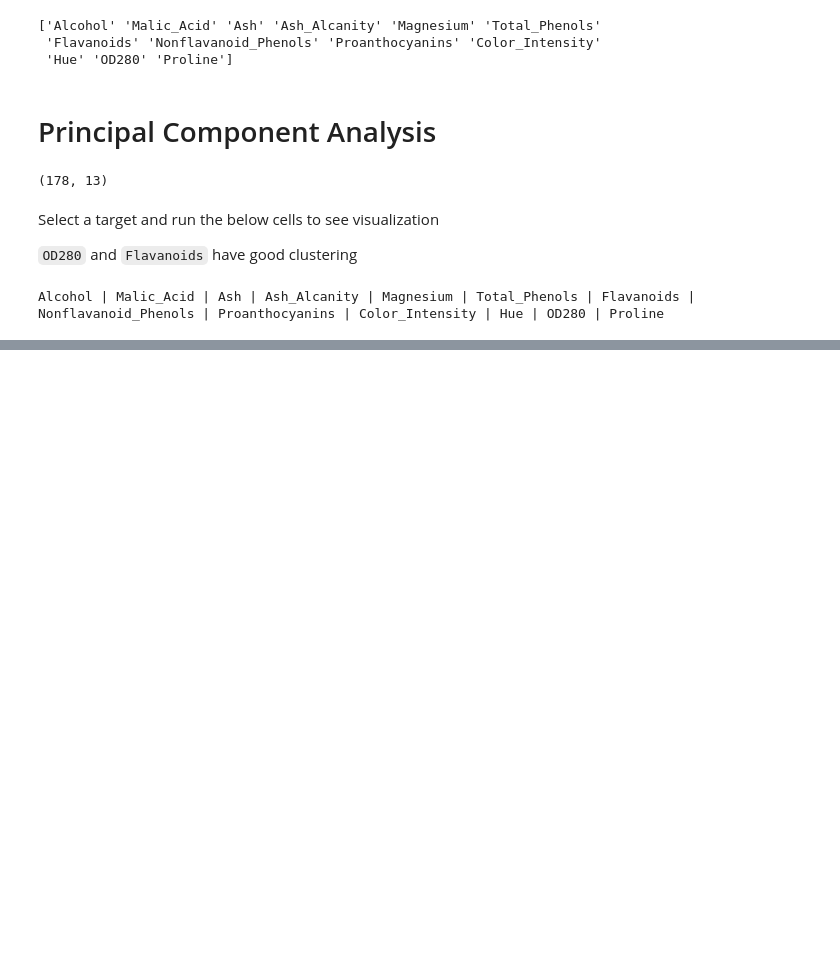
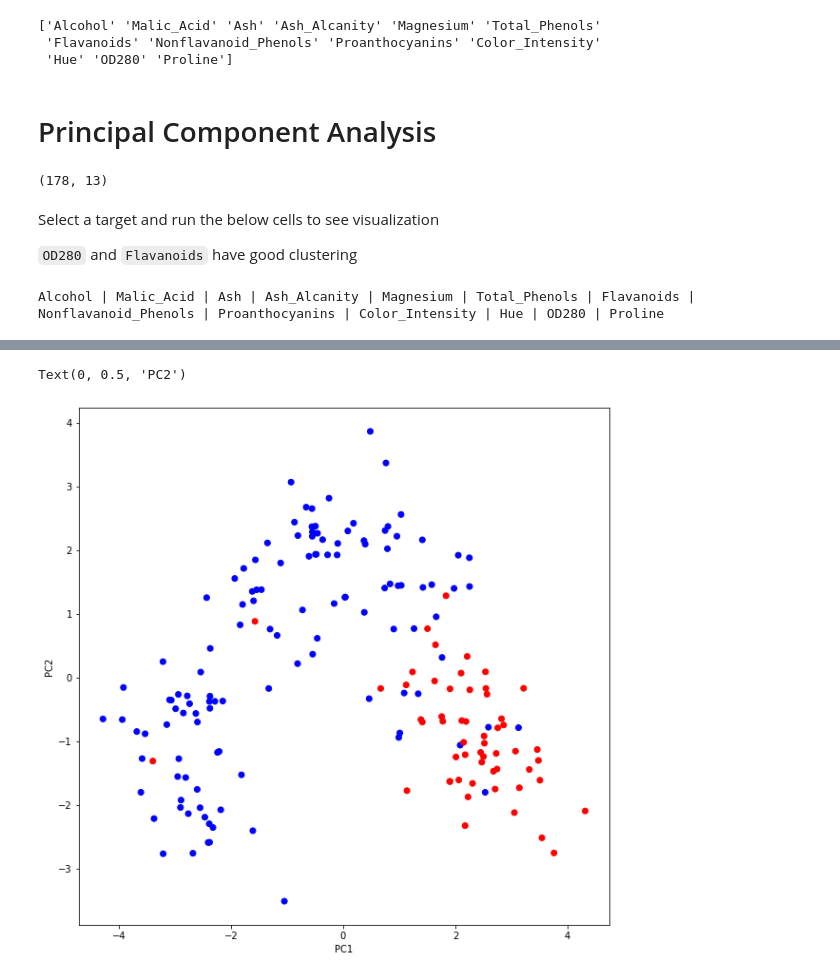
Before and after one commit to CodingPenguin1/Data-Analysis, a Jupyter notebook: unsupervised/iris.ipynb, the cells around one changed output, grey strips where cells are left out. Drawn from its saved outputs; the diff is of its cells as text; code cells hidden in the pictures; blank space fills up the shorter version.

Commit message:
Added some clustering algorithms

```diff
--- a/unsupervised/iris.ipynb
+++ b/unsupervised/iris.ipynb
@@ -84,0 +132,11 @@ Text(0, 0.5, 'Variance Ratio (%)')
+# %%
+km = KMeans(n_clusters=2)
+clusters = km.fit_predict(df)
+# %%
+plt.figure(figsize=(10, 10))
+plt.scatter(x['PC1'], x['PC2'], c=clusters, cmap='bwr')
+plt.xlabel('PC1')
+plt.ylabel('PC2')
+# %% [output]
+Text(0, 0.5, 'PC2')
+[figure, added]
```
Also changed, not shown: parts of 10 cells of this notebook.
